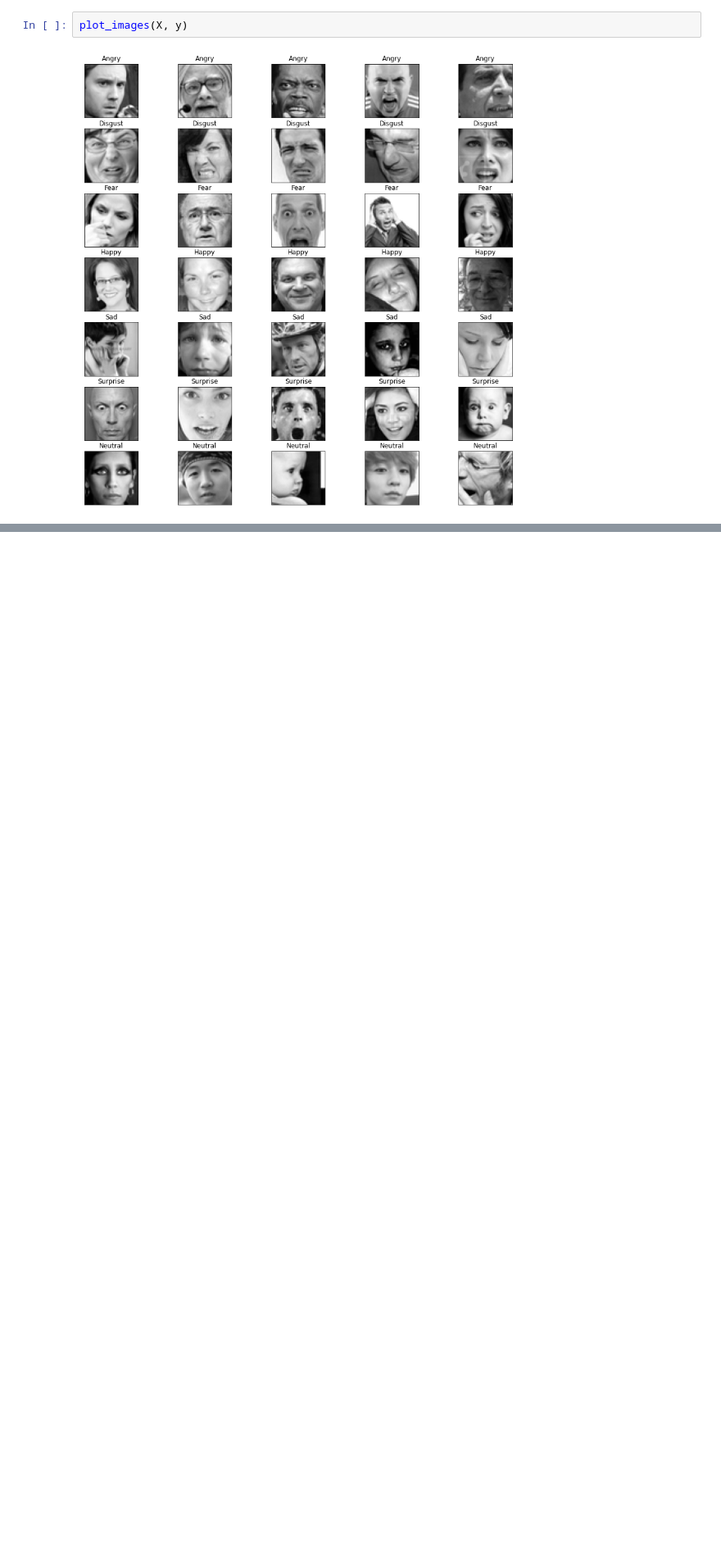
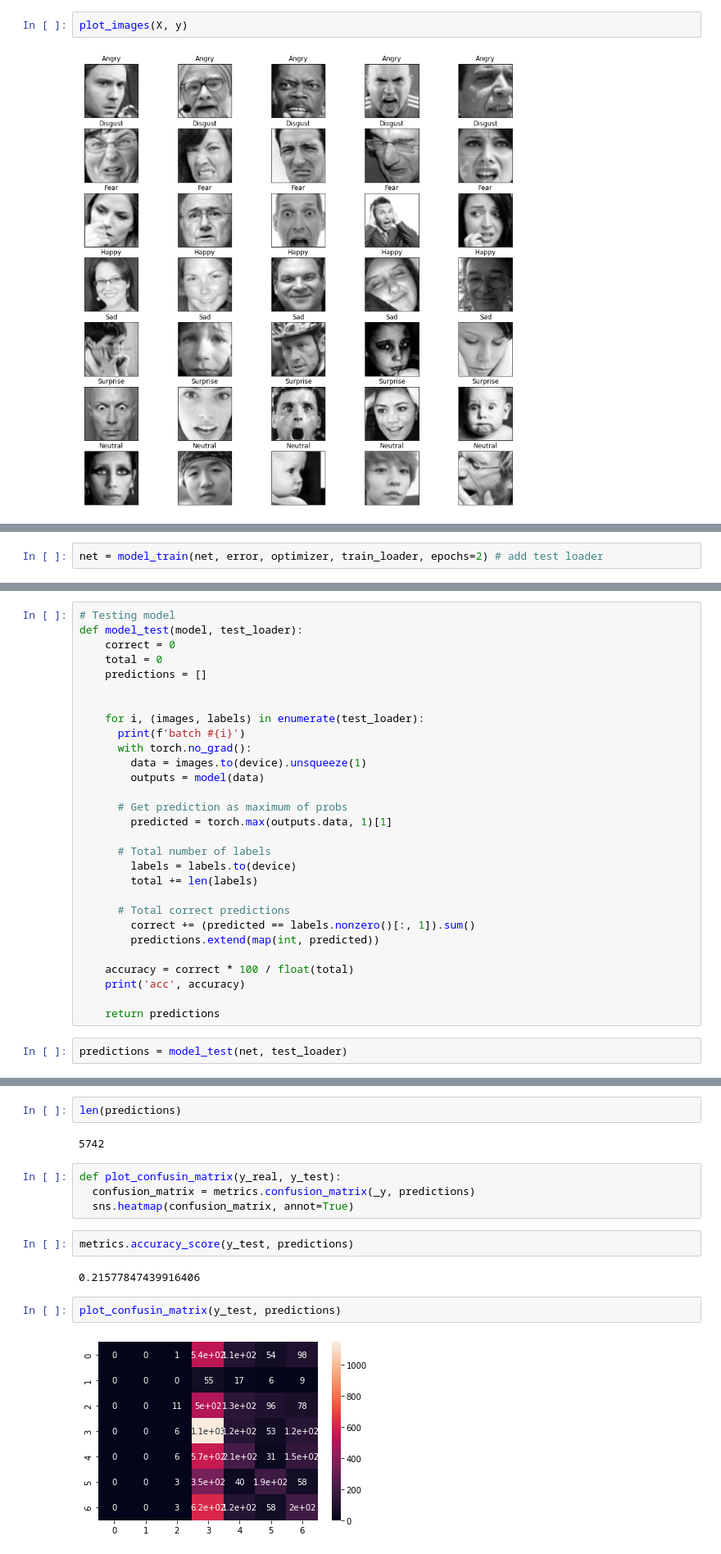
Before and after one commit to Stanislav-3/EmotionsClassifier, a Jupyter notebook: EmotionsClassifier.ipynb, the cells around one changed output, grey strips where cells are left out. Shown: that part at 82% size. Cells and saved outputs as stored; diff of their text form; blank space fills up the shorter version.

Commit message:
switched to PyTorch

```diff
--- a/EmotionsClassifier.ipynb
+++ b/EmotionsClassifier.ipynb
@@ -190,0 +261,2 @@ Epoch 10/10
+# %%
+net = model_train(net, error, optimizer, train_loader, epochs=2) # add test loader
@@ -190,0 +266,31 @@ Epoch 10/10
+# %%
+# Testing model
+def model_test(model, test_loader):
+    correct = 0
+    total = 0
+    predictions = []
+
+
+    for i, (images, labels) in enumerate(test_loader):
+      print(f'batch #{i}')
+      with torch.no_grad():
+        data = images.to(device).unsqueeze(1)
+        outputs = model(data)
+
+      # Get prediction as maximum of probs
+        predicted = torch.max(outputs.data, 1)[1]
+
+      # Total number of labels
+        labels = labels.to(device)
+        total += len(labels)
+
+      # Total correct predictions
+        correct += (predicted == labels.nonzero()[:, 1]).sum()
+        predictions.extend(map(int, predicted))
+
+    accuracy = correct * 100 / float(total)
+    print('acc', accuracy)
+
+    return predictions
+# %%
+predictions = model_test(net, test_loader)
@@ -190,0 +302,16 @@ Epoch 10/10
+# %%
+len(predictions)
+# %% [output]
+5742
+# %%
+def plot_confusin_matrix(y_real, y_test):
+  confusion_matrix = metrics.confusion_matrix(_y, predictions)
+  sns.heatmap(confusion_matrix, annot=True)
+# %%
+metrics.accuracy_score(y_test, predictions)
+# %% [output]
+0.21577847439916406
+# %%
+plot_confusin_matrix(y_test, predictions)
+# %% [output]
+[figure, added]
```
Also changed, not shown: parts of 35 cells of this notebook.
